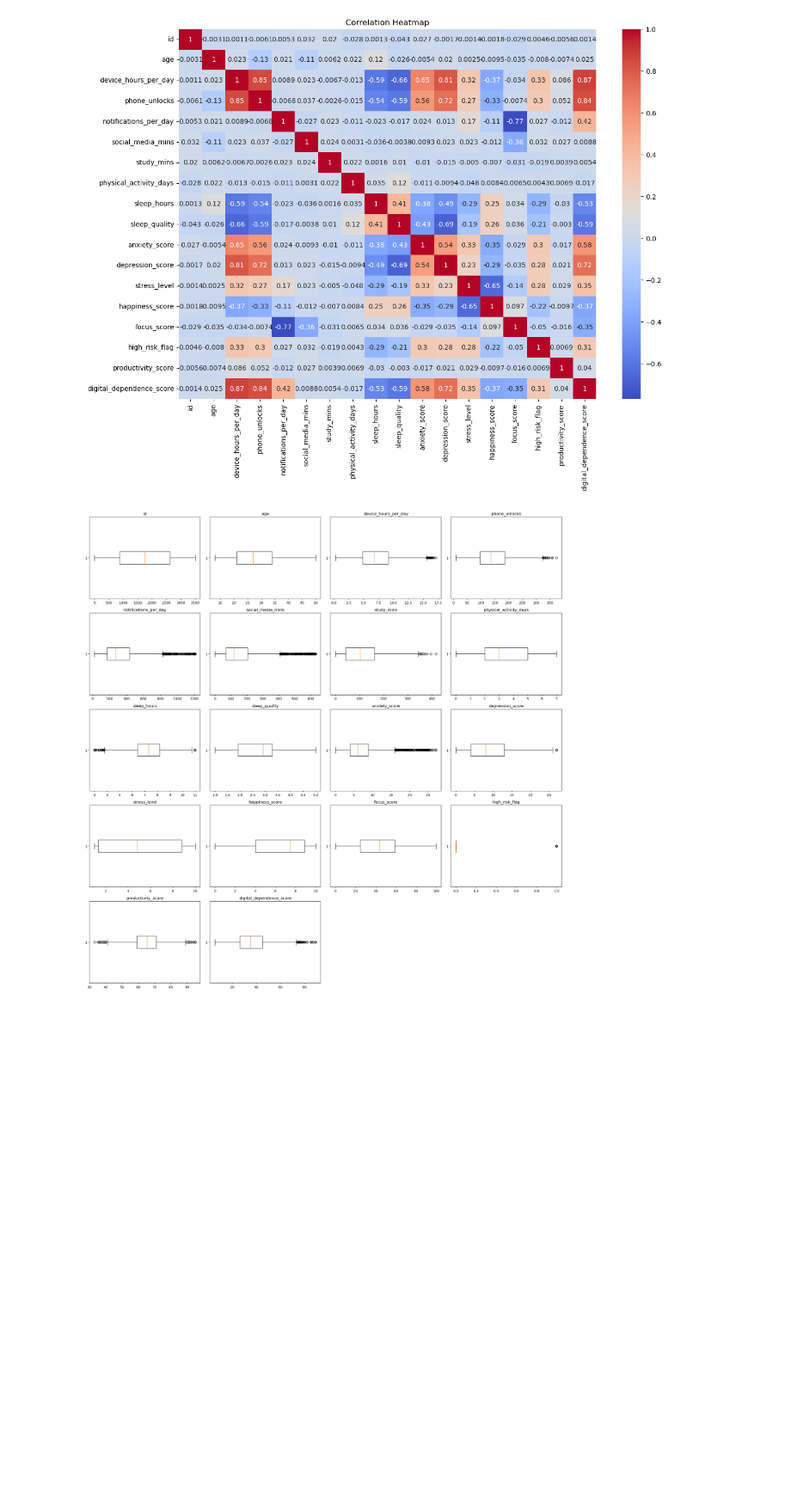
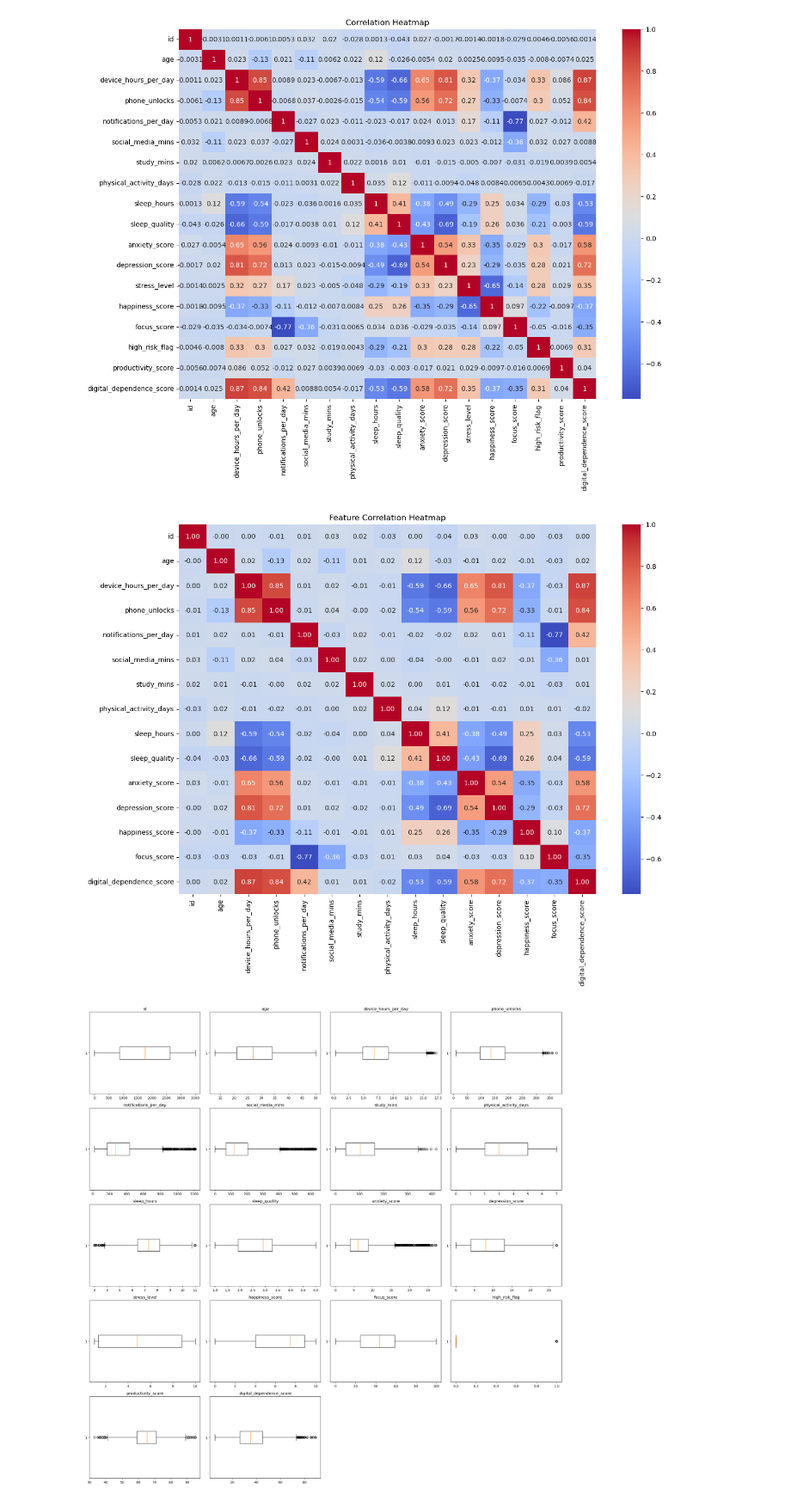
Before and after one commit to alananjungwei/ai-powered-digital-wellness-assistant, a Jupyter notebook: notebook.ipynb, the cells around one changed output. Shown at 86% size. Cells and saved outputs as stored; diff of their text form; code cells hidden in the pictures; blank space fills up the shorter version.

Commit message:
added images and first round of ML

```diff
--- a/notebook.ipynb
+++ b/notebook.ipynb
@@ -57,3 +97,6 @@ CSV saved successfully!
+# %%
+import pandas as pd
+df = pd.read_csv("C:/Users/anmnu/DSML/final-project/digital_lifestyle_benchmark.csv")
 # %%
 df
 # %% [output]
@@ -138,6 +199,23 @@ plt.title("Correlation Heatmap")
 plt.show()
 # %% [output]
 [figure]
+# %%
+feature_cols = [col for col in continuous_cols
+                if col not in ['high_risk_flag',
+                               'stress_level',
+                               'productivity_score']]
+
+plt.figure(figsize=(14,10))
+sns.heatmap(
+    df[feature_cols].corr(),
+    annot=True,
+    cmap='coolwarm',
+    fmt='.2f'
+)
+plt.title("Feature Correlation Heatmap")
+plt.show()
+# %% [output]
+[figure, added]
 # %%
 # Number of columns in the grid
 n_cols = 4
```
Also changed, not shown: parts of 102 cells of this notebook, 31 other files.
